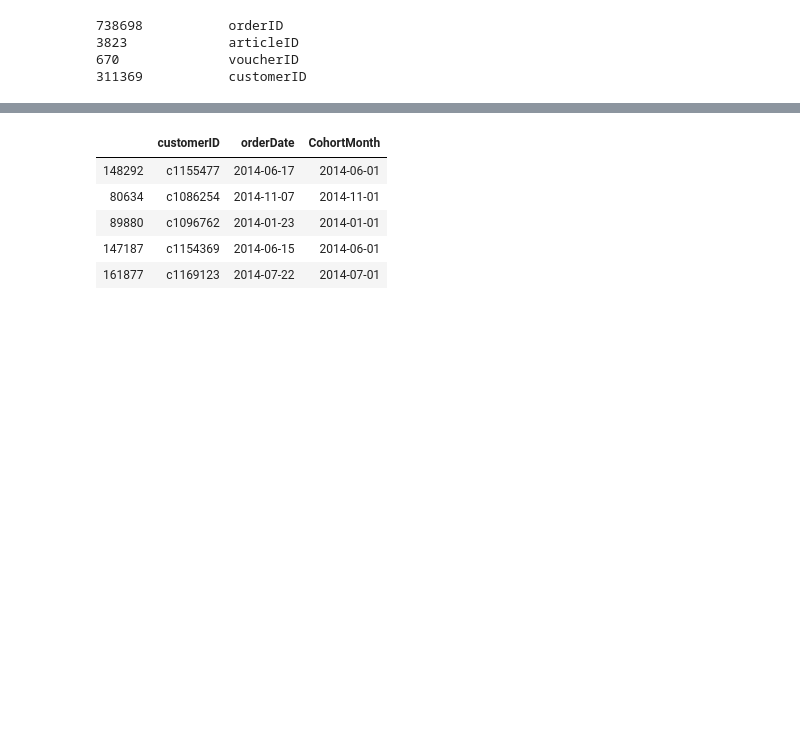
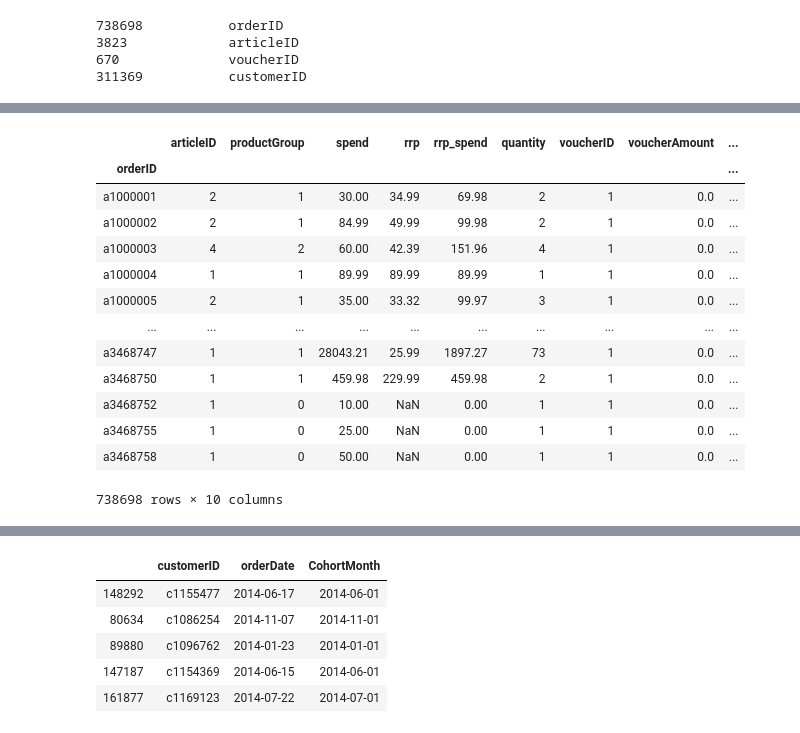
Before and after one commit to MichalWlodkowski/Data_Cup_2016, a Jupyter notebook: DataCup_returns.ipynb, the cells around one changed output, grey strips where cells are left out. Drawn from its saved outputs; the diff is of its cells as text; code cells hidden in the pictures; blank space fills up the shorter version.

Commit message:
Basket summary added

```diff
--- a/DataCup_returns.ipynb
+++ b/DataCup_returns.ipynb
@@ -59,4 +58,7 @@ for each in imp_col:
 311369           customerID
 # %%
 train['spend'] = train['quantity'] * train['price']
+train['rrp_spend'] = train['quantity'] * train['rrp']
+train['return_spend'] = train['returnQuantity'] * train['spend']
 train['price_decrease'] = train['price'] / train['rrp'] -1
+train['returny'] = np.where(train['returnQuantity']==0, 'not returned', 'returned')
@@ -62,0 +133,22 @@ train['price_decrease'] = train['price'] / train['rrp'] -1
+# %%
+# basket data
+#
+train.groupby('orderID').agg({'articleID':'nunique','productGroup':'nunique',\
+                              'spend':'sum','rrp':'mean','rrp_spend':'sum','quantity':'sum',\
+                              'voucherID':'nunique','voucherAmount':'sum',\
+                              'returnQuantity':'sum','return_spend':'sum'}).round(2)
+# %% [output]
+|  | articleID | productGroup | spend | rrp | rrp_spend | quantity | voucherID | voucherAmount | ... |
+| orderID |  |  |  |  |  |  |  |  | ... |
+| a1000001 | 2 | 1 | 30.00 | 34.99 | 69.98 | 2 | 1 | 0.0 | ... |
+| a1000002 | 2 | 1 | 84.99 | 49.99 | 99.98 | 2 | 1 | 0.0 | ... |
+| a1000003 | 4 | 2 | 60.00 | 42.39 | 151.96 | 4 | 1 | 0.0 | ... |
+| a1000004 | 1 | 1 | 89.99 | 89.99 | 89.99 | 1 | 1 | 0.0 | ... |
+| a1000005 | 2 | 1 | 35.00 | 33.32 | 99.97 | 3 | 1 | 0.0 | ... |
+| ... | ... | ... | ... | ... | ... | ... | ... | ... | ... |
+| a3468747 | 1 | 1 | 28043.21 | 25.99 | 1897.27 | 73 | 1 | 0.0 | ... |
+| a3468750 | 1 | 1 | 459.98 | 229.99 | 459.98 | 2 | 1 | 0.0 | ... |
+| a3468752 | 1 | 0 | 10.00 | NaN | 0.00 | 1 | 1 | 0.0 | ... |
+| a3468755 | 1 | 0 | 25.00 | NaN | 0.00 | 1 | 1 | 0.0 | ... |
+| a3468758 | 1 | 0 | 50.00 | NaN | 0.00 | 1 | 1 | 0.0 | ... |
+738698 rows × 10 columns
```
Also changed, not shown: parts of 13 cells of this notebook.
